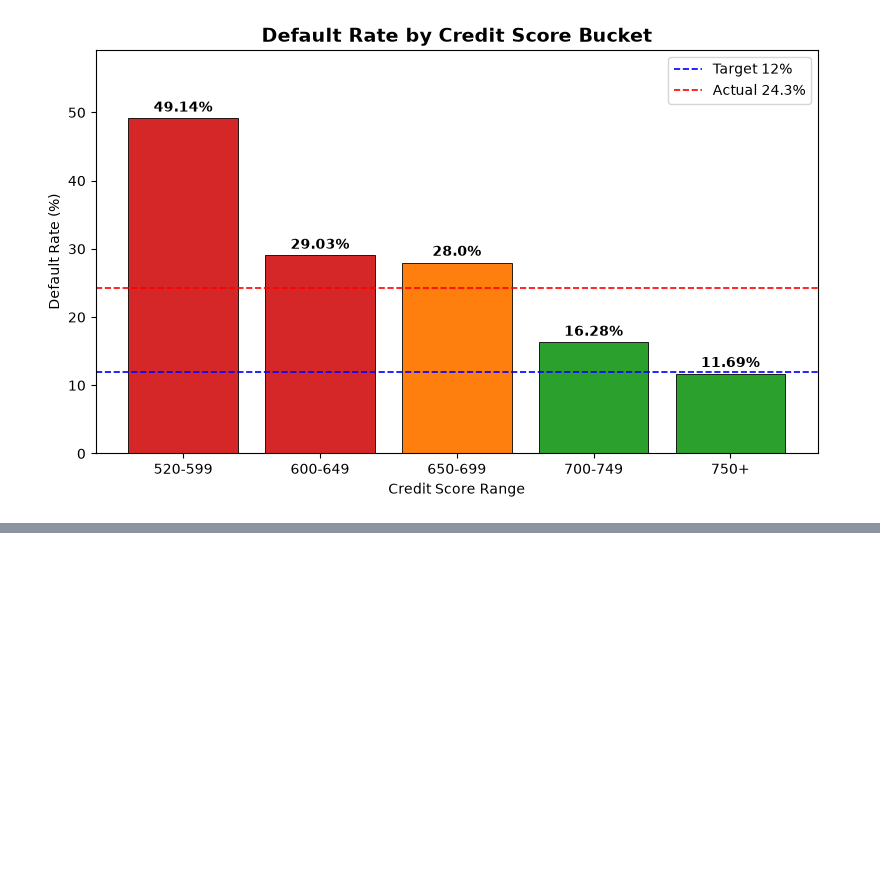
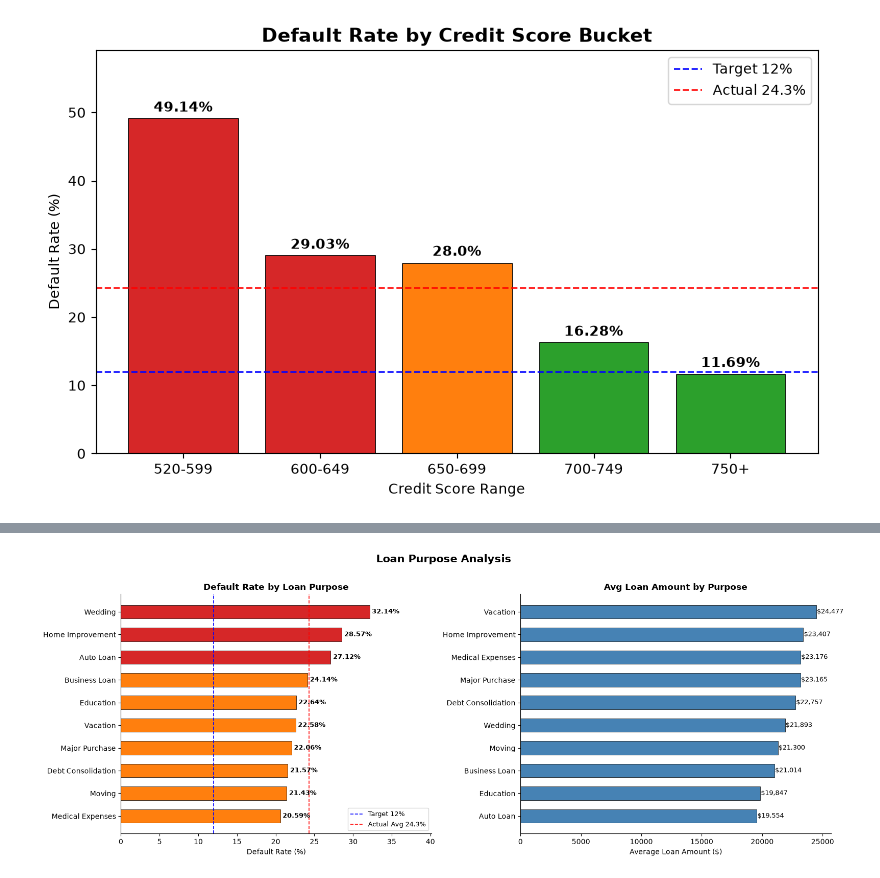
Before and after one commit to ShubhamSahu-2005/Loan-Default-Risk-Analysis, a Jupyter notebook: notebooks/eda.ipynb, the cells around one changed output, grey strips where cells are left out. Saved outputs shown, nothing was run; the diff lists cells and outputs as text; code cells hidden in the pictures; blank space fills up the shorter version.

```diff
--- a/notebooks/eda.ipynb
+++ b/notebooks/eda.ipynb
@@ -93,0 +211,18 @@ plt.show()
+# %%
+purpose_analysis = df.groupby('loan_purpose').agg(
+    total_loans=('defaulted', 'count'),
+    defaults=('defaulted', 'sum'),
+    avg_amount=('loan_amount', 'mean')
+).reset_index()
+
+purpose_analysis['default_rate%'] = (
+    purpose_analysis['defaults'] /
+    purpose_analysis['total_loans'] * 100
+).round(2)
+
+purpose_analysis = purpose_analysis.sort_values(
+    'default_rate%',
+    ascending=True
+)
+
+print(purpose_analysis)
@@ -93,0 +241,57 @@ plt.show()
+# %%
+fig,axes=plt.subplots(1,2,figsize=(16,6))
+
+fig.suptitle('Loan Purpose Analysis',fontsize=15,fontweight='bold',y=1.01)
+
+#Horziontal Bar
+
+colors=[
+    '#d62728' if x > 24.3 else '#ff7f0e' if x > 12 else '#2ca02c'
+    for x in purpose_analysis['default_rate%']
+]
+
+bars=axes[0].barh(
+    purpose_analysis['loan_purpose'],
+    purpose_analysis['default_rate%'],
+    color=colors,edgecolor='black',linewidth=0.5,height=0.6
+)
+
+axes[0].axvline(12,color='blue',linestyle='--',linewidth=1.2,label="Target 12%")
+axes[0].axvline(24.3,color='red',linestyle='--',linewidth=1.2,label="Actual Avg 24.3%")
+
+for bar,val in zip(bars,purpose_analysis['default_rate%']):
+    axes[0].text(
+        val+0.3,bar.get_y()+bar.get_height()/2,
+        f'{val}%',va='center',fontsize=9,fontweight='bold'
+    )
+axes[0].set_title('Default Rate by Loan Purpose', fontsize=12, fontweight='bold')
+axes[0].set_xlabel('Default Rate (%)')
+axes[0].set_xlim(0, purpose_analysis['default_rate%'].max() + 8)
+axes[0].legend(fontsize=9)
+axes[0].spines['top'].set_visible(False)
+axes[0].spines['right'].set_visible(False)
+
+
+# Chart B : Avg Loan Amount (horizontal bar) ──
+amount_sorted = purpose_analysis.sort_values('avg_amount', ascending=True)
+
+bars2 = axes[1].barh(
+    amount_sorted['loan_purpose'],
+    amount_sorted['avg_amount'],
+    color='steelblue', edgecolor='black', linewidth=0.5, height=0.6
+)
+
+for bar, val in zip(bars2, amount_sorted['avg_amount']):
+    axes[1].text(val + 50, bar.get_y() + bar.get_height()/2,
+                 f'${val:,.0f}', va='center', fontsize=9)
+
+axes[1].set_title('Avg Loan Amount by Purpose', fontsize=12, fontweight='bold')
+axes[1].set_xlabel('Average Loan Amount ($)')
+axes[1].spines['top'].set_visible(False)
+axes[1].spines['right'].set_visible(False)
+
+plt.tight_layout()
+plt.savefig('../reports/chart3_loan_purpose.png', dpi=150, bbox_inches='tight')
+plt.show()
+# %% [output]
+[figure, added]
```
Also changed, not shown: parts of 14 cells of this notebook, 5 other files.
